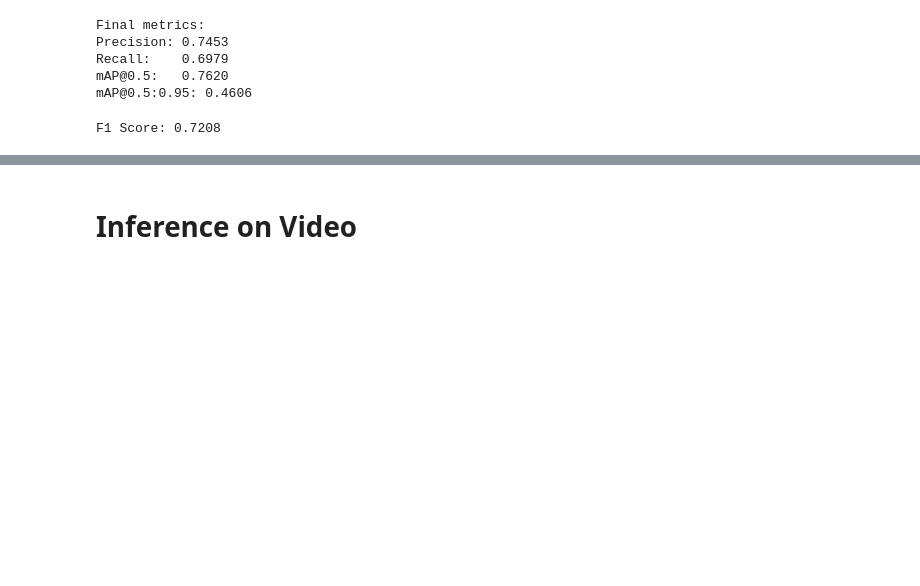
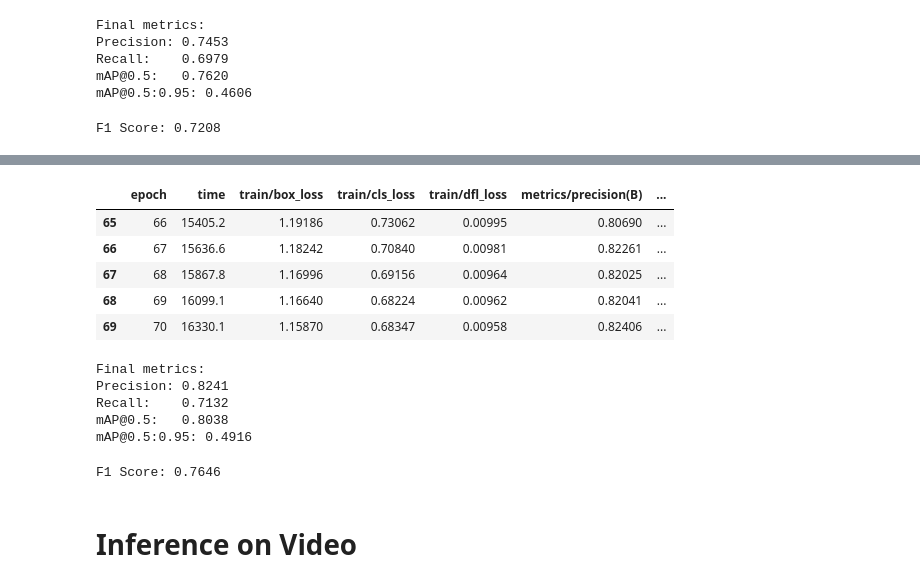
Before and after one commit to charviningala/Road-Anomaly-Detection, a Jupyter notebook: src/fine_tuning/rd22/inference.ipynb, the cells around one changed output, grey strips where cells are left out. Saved outputs shown, nothing was run; the diff lists cells and outputs as text; code cells hidden in the pictures; blank space fills up the shorter version.

```diff
--- a/src/fine_tuning/rd22/inference.ipynb
+++ b/src/fine_tuning/rd22/inference.ipynb
@@ -54,3 +67,43 @@ F1 Score: 0.7208
+# %%
+import pandas as pd
+
+results_csv = RUN_DIR / "results.csv"
+assert results_csv.exists(), "results.csv not found!"
+
+df = pd.read_csv(results_csv)
+df.tail()
+# %% [output]
+|  | epoch | time | train/box_loss | train/cls_loss | train/dfl_loss | metrics/precision(B) | ... |
+| 65 | 66 | 15405.2 | 1.19186 | 0.73062 | 0.00995 | 0.80690 | ... |
+| 66 | 67 | 15636.6 | 1.18242 | 0.70840 | 0.00981 | 0.82261 | ... |
+| 67 | 68 | 15867.8 | 1.16996 | 0.69156 | 0.00964 | 0.82025 | ... |
+| 68 | 69 | 16099.1 | 1.16640 | 0.68224 | 0.00962 | 0.82041 | ... |
+| 69 | 70 | 16330.1 | 1.15870 | 0.68347 | 0.00958 | 0.82406 | ... |
+# %%
+final = df.iloc[-1]
+
+print("Final metrics:")
+print(f"Precision: {final['metrics/precision(B)']:.4f}")
+print(f"Recall:    {final['metrics/recall(B)']:.4f}")
+print(f"mAP@0.5:   {final['metrics/mAP50(B)']:.4f}")
+print(f"mAP@0.5:0.95: {final['metrics/mAP50-95(B)']:.4f}")
+# %% [output]
+Final metrics:
+Precision: 0.8241
+Recall:    0.7132
+mAP@0.5:   0.8038
+mAP@0.5:0.95: 0.4916
+# %%
+# F1 Score Calculation
+precision = final['metrics/precision(B)']
+recall = final['metrics/recall(B)']
+if precision + recall > 0:
+    f1_score = 2 * (precision * recall) / (precision + recall)
+else:
+    f1_score = 0.0
+print(f"F1 Score: {f1_score:.4f}")
+# %% [output]
+F1 Score: 0.7646
 # %% [markdown]
 # Inference on Video
 # %%
```
Also changed, not shown: parts of 3 cells of this notebook, 9 other files.
